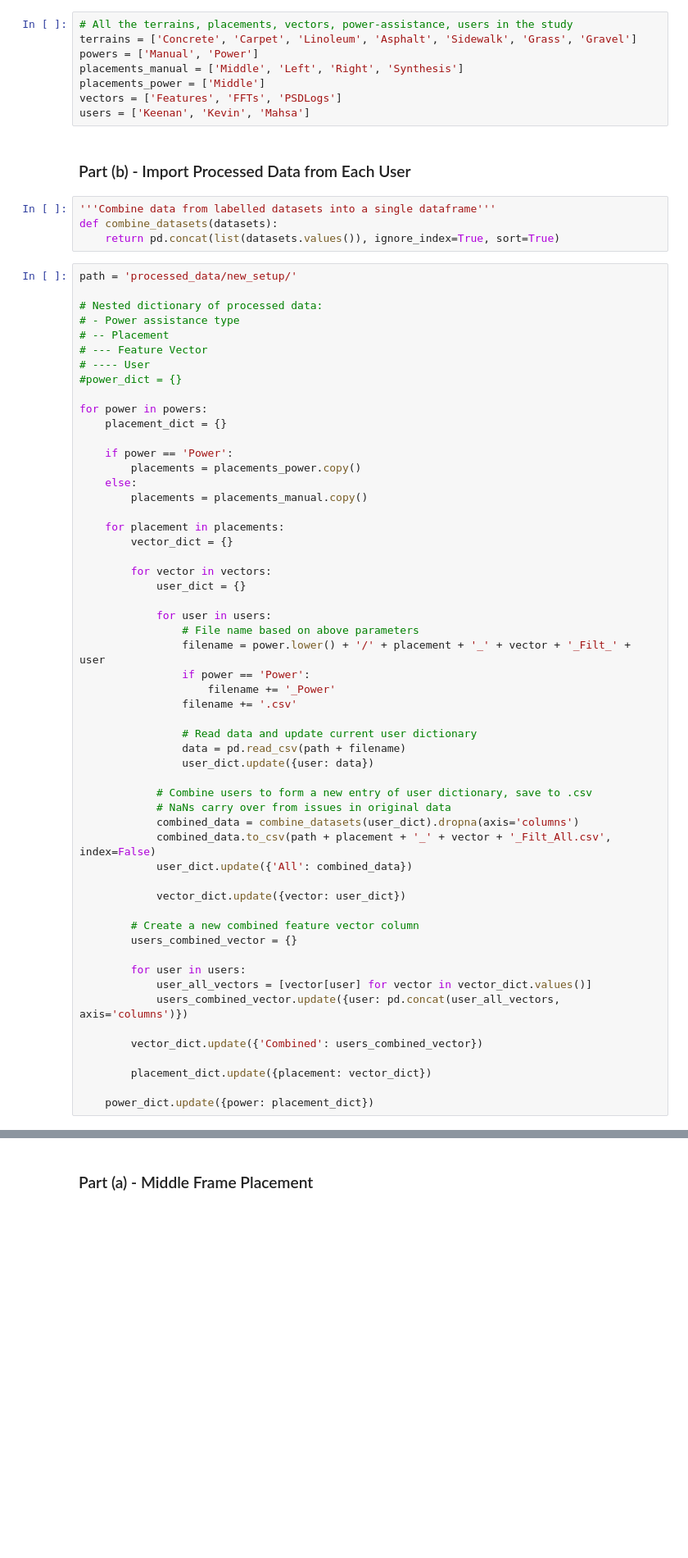
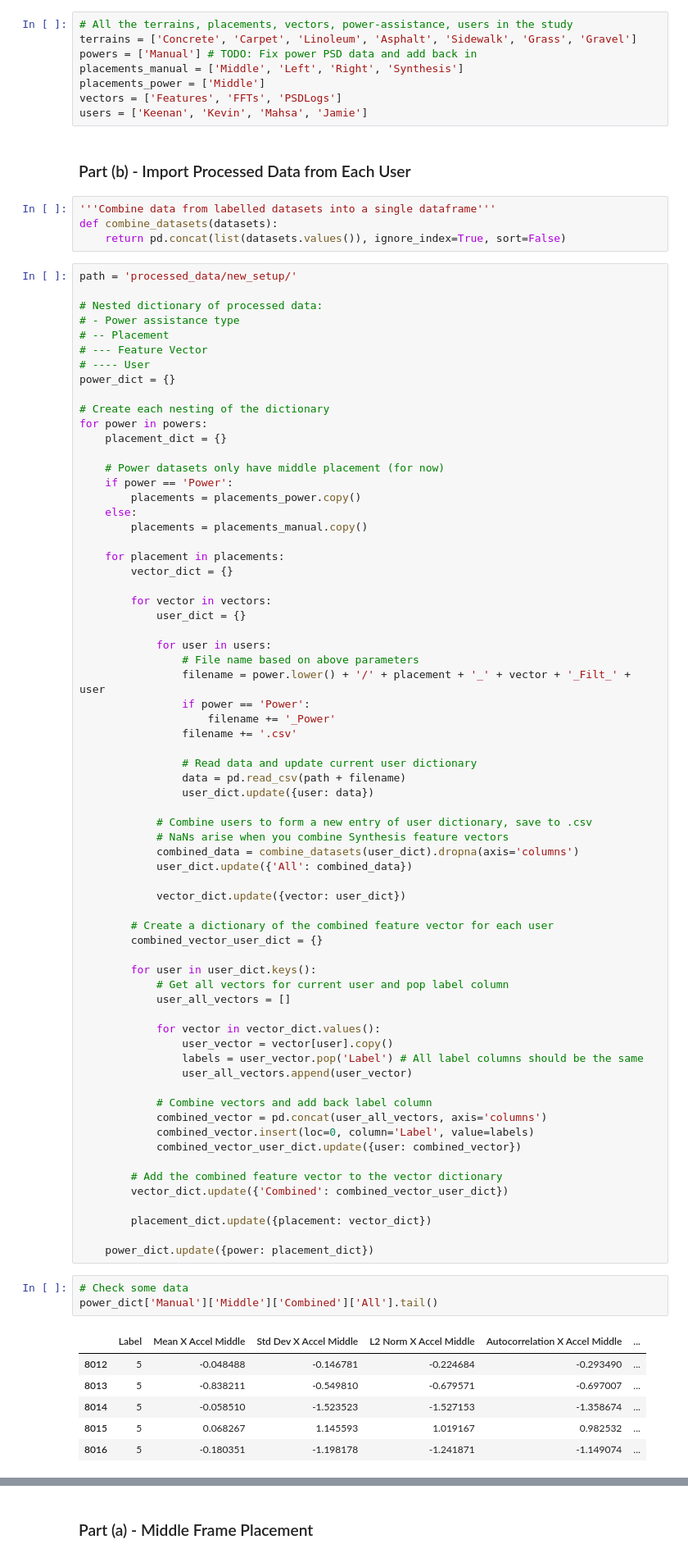
Before and after one commit to KeenanMcConkey/Wheelchair-Terrain-Classification, a Jupyter notebook: TerrainClassification-CombinedUserData.ipynb, the cells around one changed output, grey strips where cells are left out. Shown at 82% size. Drawn from its saved outputs; the diff is of its cells as text; blank space fills up the shorter version.

Commit message:
Update combined user notebook

```diff
--- a/TerrainClassification-CombinedUserData.ipynb
+++ b/TerrainClassification-CombinedUserData.ipynb
@@ -26,17 +26,17 @@ import sklearn
 # %%
 # All the terrains, placements, vectors, power-assistance, users in the study
 terrains = ['Concrete', 'Carpet', 'Linoleum', 'Asphalt', 'Sidewalk', 'Grass', 'Gravel']
-powers = ['Manual', 'Power']
+powers = ['Manual'] # TODO: Fix power PSD data and add back in
 placements_manual = ['Middle', 'Left', 'Right', 'Synthesis']
 placements_power = ['Middle']
 vectors = ['Features', 'FFTs', 'PSDLogs']
-users = ['Keenan', 'Kevin', 'Mahsa']
+users = ['Keenan', 'Kevin', 'Mahsa', 'Jamie']
 # %% [markdown]
 ### Part (b) - Import Processed Data from Each User
 # %%
 '''Combine data from labelled datasets into a single dataframe'''
 def combine_datasets(datasets):
-    return pd.concat(list(datasets.values()), ignore_index=True, sort=True)
+    return pd.concat(list(datasets.values()), ignore_index=True, sort=False)
 # %%
 path = 'processed_data/new_setup/'
 
@@ -45,11 +45,13 @@ path = 'processed_data/new_setup/'
 # -- Placement
 # --- Feature Vector
 # ---- User
-#power_dict = {}
+power_dict = {}
 
+# Create each nesting of the dictionary
 for power in powers:
     placement_dict = {}
 
+    # Power datasets only have middle placement (for now)
     if power == 'Power':
         placements = placements_power.copy()
     else:
@@ -73,22 +75,42 @@ for power in powers:
                 user_dict.update({user: data})
 
             # Combine users to form a new entry of user dictionary, save to .csv
-            # NaNs carry over from issues in original data
+            # NaNs arise when you combine Synthesis feature vectors
             combined_data = combine_datasets(user_dict).dropna(axis='columns')
-            combined_data.to_csv(path + placement + '_' + vector + '_Filt_All.csv', index=False)
             user_dict.update({'All': combined_data})
 
             vector_dict.update({vector: user_dict})
 
-        # Create a new combined feature vector column
-        users_combined_vector = {}
+        # Create a dictionary of the combined feature vector for each user
+        combined_vector_user_dict = {}
 
-        for user in users:
-            user_all_vectors = [vector[user] for vector in vector_dict.values()]
-            users_combined_vector.update({user: pd.concat(user_all_vectors, axis='columns')})
+        for user in user_dict.keys():
+            # Get all vectors for current user and pop label column
+            user_all_vectors = []
 
-        vector_dict.update({'Combined': users_combined_vector})
+            for vector in vector_dict.values():
+                user_vector = vector[user].copy()
+                labels = user_vector.pop('Label') # All label columns should be the same
+                user_all_vectors.append(user_vector)
+
+            # Combine vectors and add back label column
+            combined_vector = pd.concat(user_all_vectors, axis='columns')
+            combined_vector.insert(loc=0, column='Label', value=labels)
+            combined_vector_user_dict.update({user: combined_vector})
+
+        # Add the combined feature vector to the vector dictionary
+        vector_dict.update({'Combined': combined_vector_user_dict})
 
         placement_dict.update({placement: vector_dict})
 
     power_dict.update({power: placement_dict})
+# %%
+# Check some data
+power_dict['Manual']['Middle']['Combined']['All'].tail()
+# %% [output]
+|  | Label | Mean X Accel Middle | Std Dev X Accel Middle | L2 Norm X Accel Middle | Autocorrelation X Accel Middle | ... |
+| 8012 | 5 | -0.048488 | -0.146781 | -0.224684 | -0.293490 | ... |
+| 8013 | 5 | -0.838211 | -0.549810 | -0.679571 | -0.697007 | ... |
+| 8014 | 5 | -0.058510 | -1.523523 | -1.527153 | -1.358674 | ... |
+| 8015 | 5 | 0.068267 | 1.145593 | 1.019167 | 0.982532 | ... |
+| 8016 | 5 | -0.180351 | -1.198178 | -1.241871 | -1.149074 | ... |
```
Also changed, not shown: parts of 27 cells of this notebook, 5 other files.
